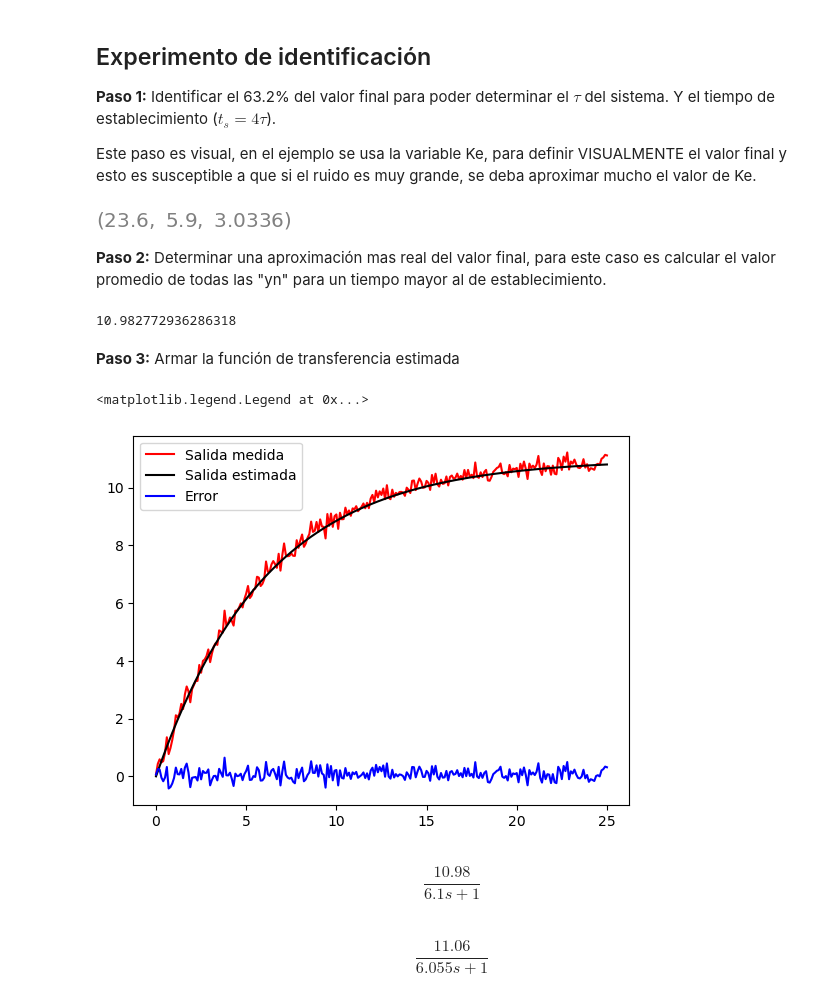
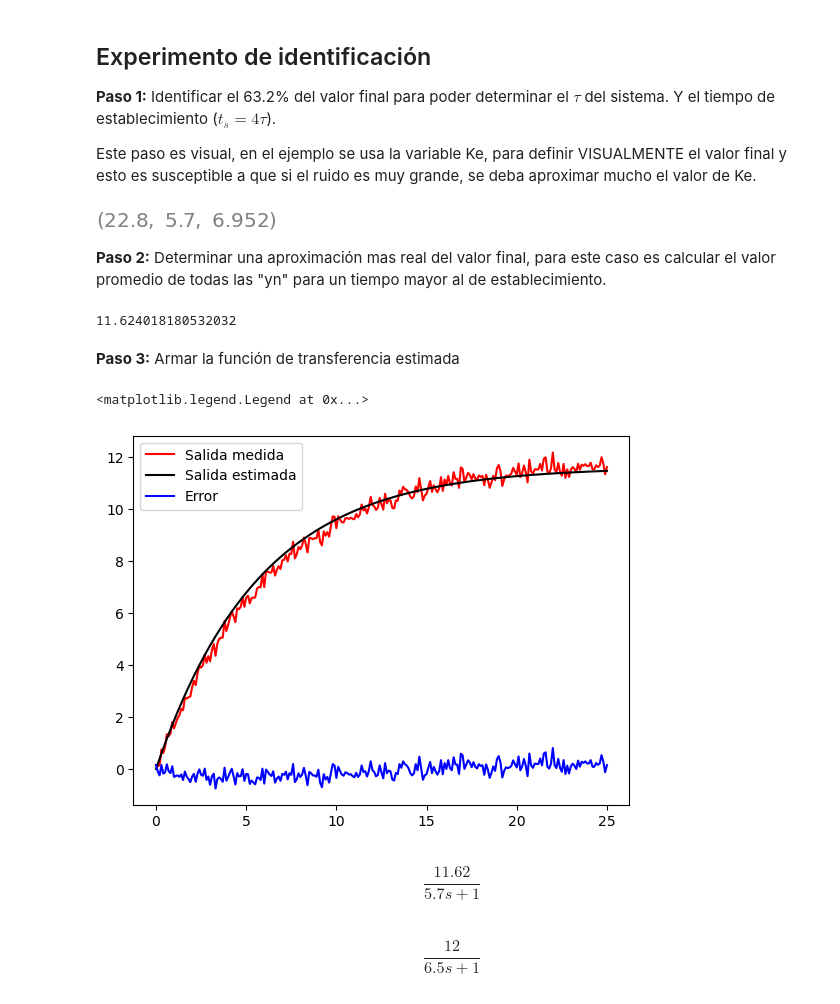
Before and after one commit to jairocuellar/System_identification, a Jupyter notebook: class_02_01.ipynb, the cells around one changed output. Saved outputs shown, nothing was run; the diff lists cells and outputs as text; code cells hidden in the pictures.

```diff
--- a/class_02_01.ipynb
+++ b/class_02_01.ipynb
@@ -48,10 +48,10 @@ Por ejemplo, si modelamos o simulamos una adquisición de datos de un sistema de
 ## Respuesta típica de un sistema de primer orden con ruido
 ## Simulando el experimento de medición y captura de datos
 
-K = np.random.rand()*20       ## Amplitud aleatoria
-tao = np.random.rand()*18      ## tao aleatoria
-K = 5
-tao = 7.3
+#K = 1+np.random.rand()*20       ## Amplitud aleatoria
+#tao = np.random.rand()*12      ## tao aleatoria
+K = 12
+tao = 6.5
 tf = 25
 dt = 0.1
 t = np.linspace(0,tf,int(tf/dt)+1)
@@ -61,7 +61,7 @@ _,y = control.step_response(g,t)
 N = len(t)
 
 ## Simulacion de ruido para contaminar la señal de salida capturada "y"
-r = 0.2
+r = 0
 e = np.random.normal(0,r,size=N)
 
 ## Señal ruidosa yn
@@ -80,25 +80,25 @@ Este paso es visual, en el ejemplo se usa la variable Ke, para definir VISUALMEN
 # %%
 ## Determinando tao (sin conocer al función original)
 tao = 0;
 ## Visualmente definimos el valor final
-Ke = 4.8
+Ke = 11
 
 ## 63.2% DE ESE VALOR
 V6 = 0.632*Ke;
 
 ## Compara los valores de la salida y cuando sea mayor o igual
 ## Al 63% del valor final, se extrae del vecto tiempo el valor temporal que corresponde a Tao
 
 for k in range(N):
     if(yn[k]>=V6):
         tao = t[k]
         break
 
 ## Calculando el tiempo de establecimiento
 ts = 4*tao
 ts, tao, V6
 # %% [output]
-[figure, old version]
+[figure, new version]
 # %% [markdown]
 **Paso 2:** Determinar una aproximación mas real del valor final, para este caso es calcular el valor promedio de todas las "yn" para un tiempo mayor al de establecimiento.
 # %%
@@ -117,7 +117,7 @@ for j in range(N):
 Kf = Kf/i2
 print(Kf)
 # %% [output]
-10.982772936286318
+11.624018180532032
 # %% [markdown]
 **Paso 3:** Armar la función de transferencia estimada
 # %%
@@ -131,12 +131,15 @@ plt.plot(t,e,color = 'blue')
 plt.legend(['Salida medida','Salida estimada','Error'])
 # %% [output]
 <matplotlib.legend.Legend at 0x...>
-[figure, old version]
+[figure, new version]
 # %%
+# ESTIMACION DE LA FUNCIÓN DE TRANSFERENCIA
 ge
 # %% [output]
-$$\frac{10.98}{6.1 s + 1}$$
+$$\frac{11.62}{5.7 s + 1}$$
 # %%
+# FUNCIÓN DE TRANSFERENCIA ORIGINAL
+# DONDE SIMULAMOS LA CAPTURA DE INFORMACIÓN
 g
 # %% [output]
-$$\frac{11.06}{6.055 s + 1}$$
+$$\frac{12}{6.5 s + 1}$$
```
Also changed, not shown: parts of 1 cell of this notebook, 8 other files.
